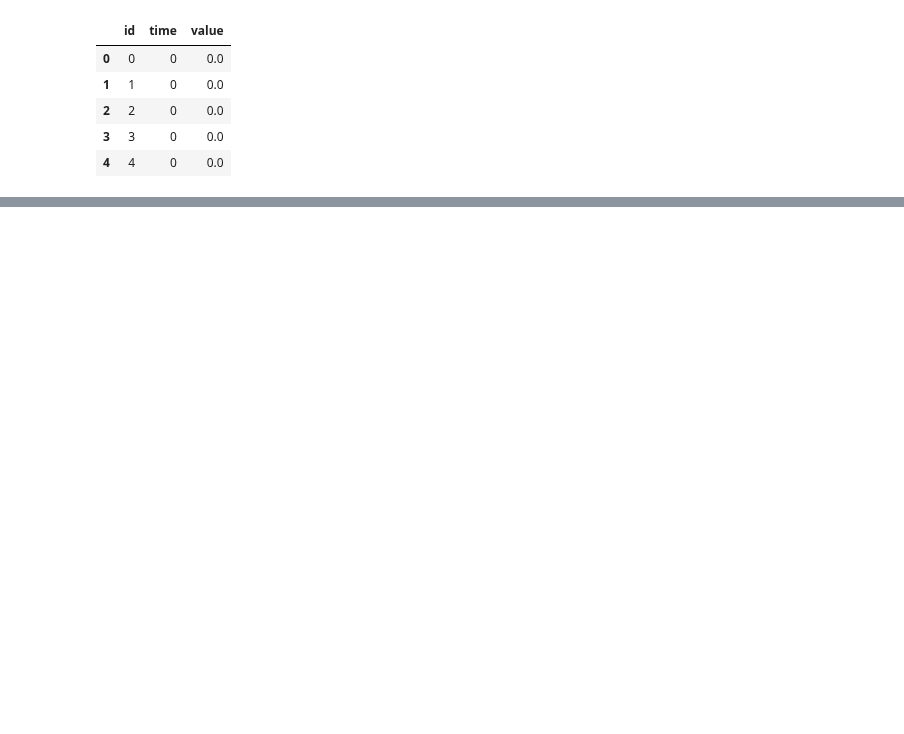
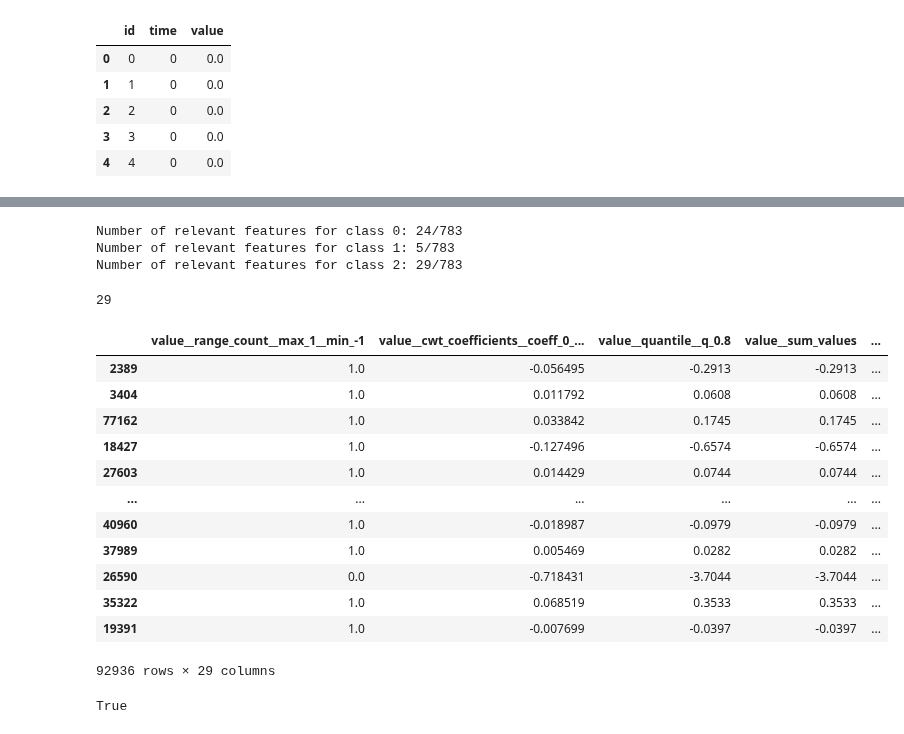
Before and after one commit to henokali1/trdr, a Jupyter notebook: ml/pg.ipynb, the cells around one changed output, grey strips where cells are left out. Drawn from its saved outputs; the diff is of its cells as text; code cells hidden in the pictures; blank space fills up the shorter version.

```diff
--- a/ml/pg.ipynb
+++ b/ml/pg.ipynb
@@ -83,6 +83,7 @@ df.head()
 | 3 | 3 | 0 | 0.0 |
 | 4 | 4 | 0 | 0.0 |
 # %%
-X = extract_features(df[df["id"] < len(df)], column_id="id", column_sort="time", impute_function=impute)
+# X = extract_features(df[df["id"] < len(df)], column_id="id", column_sort="time", impute_function=impute)
+X = pd.read_csv('../../data/X.csv')
 X.head()
 # %% [output]
@@ -92,0 +97,18 @@ Error:
+# %%
+X_train, X_test, y_train, y_test = train_test_split(X, y, test_size=.2)
+# %%
+relevant_features = set()
+
+for label in y.unique():
+    y_train_binary = y_train == label
+    X_train_filtered = select_features(X_train, y_train_binary)
+    print("Number of relevant features for class {}: {}/{}".format(label, X_train_filtered.shape[1], X_train.shape[1]))
+    relevant_features = relevant_features.union(set(X_train_filtered.columns))
+# %% [output]
+Number of relevant features for class 0: 24/783
+Number of relevant features for class 1: 5/783
+Number of relevant features for class 2: 29/783
+# %%
+len(relevant_features)
+# %% [output]
+29
@@ -92,0 +118,20 @@ Error:
+# %%
+X_train_filtered
+# %% [output]
+|  | value__range_count__max_1__min_-1 | value__cwt_coefficients__coeff_0_... | value__quantile__q_0.8 | value__sum_values | ... |
+| 2389 | 1.0 | -0.056495 | -0.2913 | -0.2913 | ... |
+| 3404 | 1.0 | 0.011792 | 0.0608 | 0.0608 | ... |
+| 77162 | 1.0 | 0.033842 | 0.1745 | 0.1745 | ... |
+| 18427 | 1.0 | -0.127496 | -0.6574 | -0.6574 | ... |
+| 27603 | 1.0 | 0.014429 | 0.0744 | 0.0744 | ... |
+| ... | ... | ... | ... | ... | ... |
+| 40960 | 1.0 | -0.018987 | -0.0979 | -0.0979 | ... |
+| 37989 | 1.0 | 0.005469 | 0.0282 | 0.0282 | ... |
+| 26590 | 0.0 | -0.718431 | -3.7044 | -3.7044 | ... |
+| 35322 | 1.0 | 0.068519 | 0.3533 | 0.3533 | ... |
+| 19391 | 1.0 | -0.007699 | -0.0397 | -0.0397 | ... |
+92936 rows × 29 columns
+# %%
+len(y) == (len(X_train_filtered) + len(X_test_filtered))
+# %% [output]
+True
```
Also changed, not shown: parts of 9 cells of this notebook.
